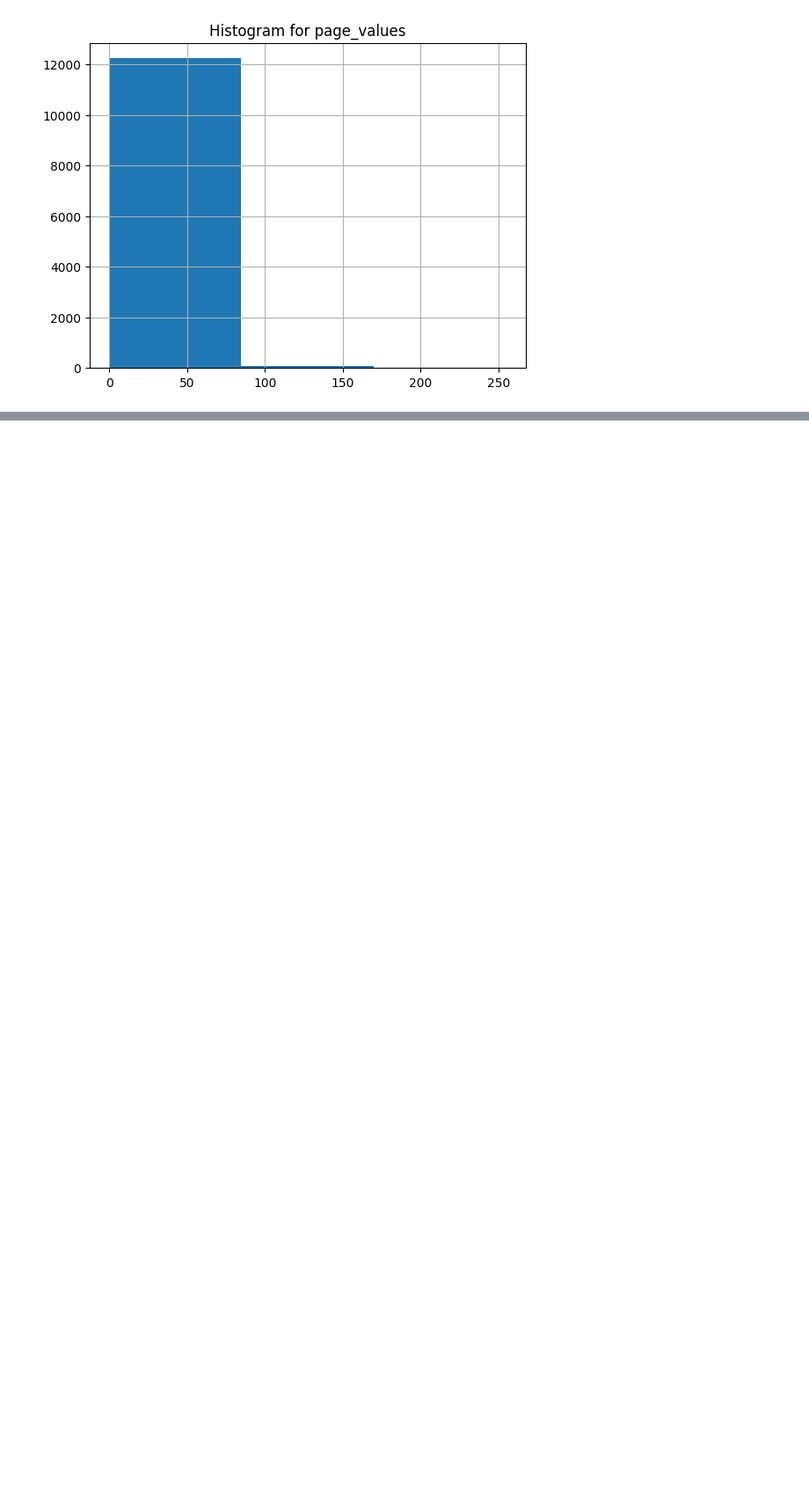
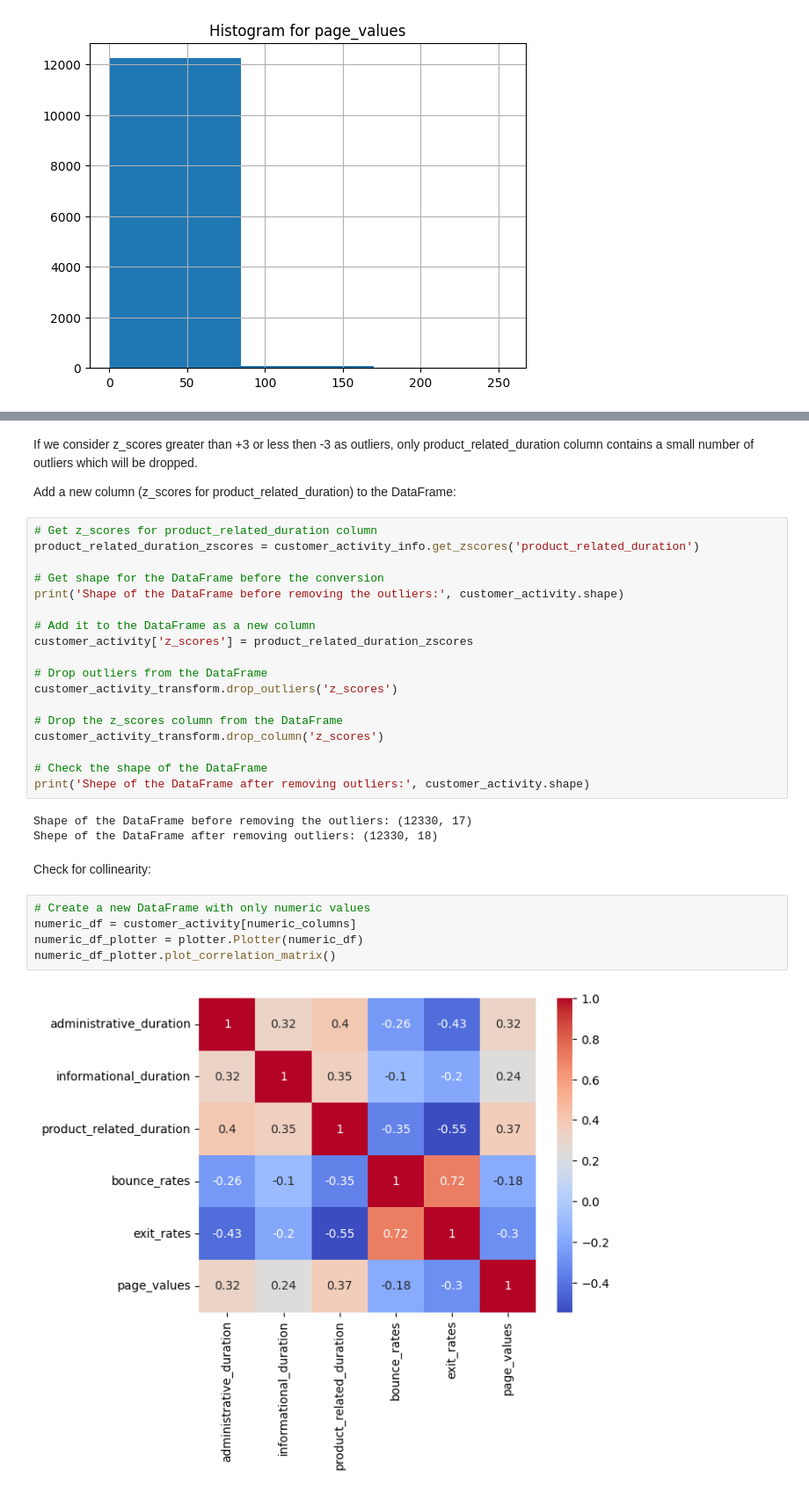
Before and after one commit to MadokaKumamaru/exploratory-data-analysis---online-shopping-in-retail309, a Jupyter notebook: retail_EDA_report.ipynb, the cells around one changed output, grey strips where cells are left out. Shown: that part at 88% size. Drawn from its saved outputs; the diff is of its cells as text; blank space fills up the shorter version.

```diff
--- a/retail_EDA_report.ipynb
+++ b/retail_EDA_report.ipynb
@@ -190,0 +218,35 @@ for column in numeric_columns:
+# %% [markdown]
+If we consider z_scores greater than +3 or less then -3 as outliers, only product_related_duration
+column contains a small number of outliers which will be dropped.
+
+Add a new column (z_scores for product_related_duration) to the DataFrame:
+# %%
+# Get z_scores for product_related_duration column
+product_related_duration_zscores = customer_activity_info.get_zscores('product_related_duration')
+
+# Get shape for the DataFrame before the conversion
+print('Shape of the DataFrame before removing the outliers:', customer_activity.shape)
+
+# Add it to the DataFrame as a new column
+customer_activity['z_scores'] = product_related_duration_zscores
+
+# Drop outliers from the DataFrame
+customer_activity_transform.drop_outliers('z_scores')
+
+# Drop the z_scores column from the DataFrame
+customer_activity_transform.drop_column('z_scores')
+
+# Check the shape of the DataFrame
+print('Shepe of the DataFrame after removing outliers:', customer_activity.shape)
+# %% [output]
+Shape of the DataFrame before removing the outliers: (12330, 17)
+Shepe of the DataFrame after removing outliers: (12330, 18)
+# %% [markdown]
+Check for collinearity:
+# %%
+# Create a new DataFrame with only numeric values
+numeric_df = customer_activity[numeric_columns]
+numeric_df_plotter = plotter.Plotter(numeric_df)
+numeric_df_plotter.plot_correlation_matrix()
+# %% [output]
+[figure, added]
```
Also changed, not shown: parts of 11 cells of this notebook, 3 other files.
